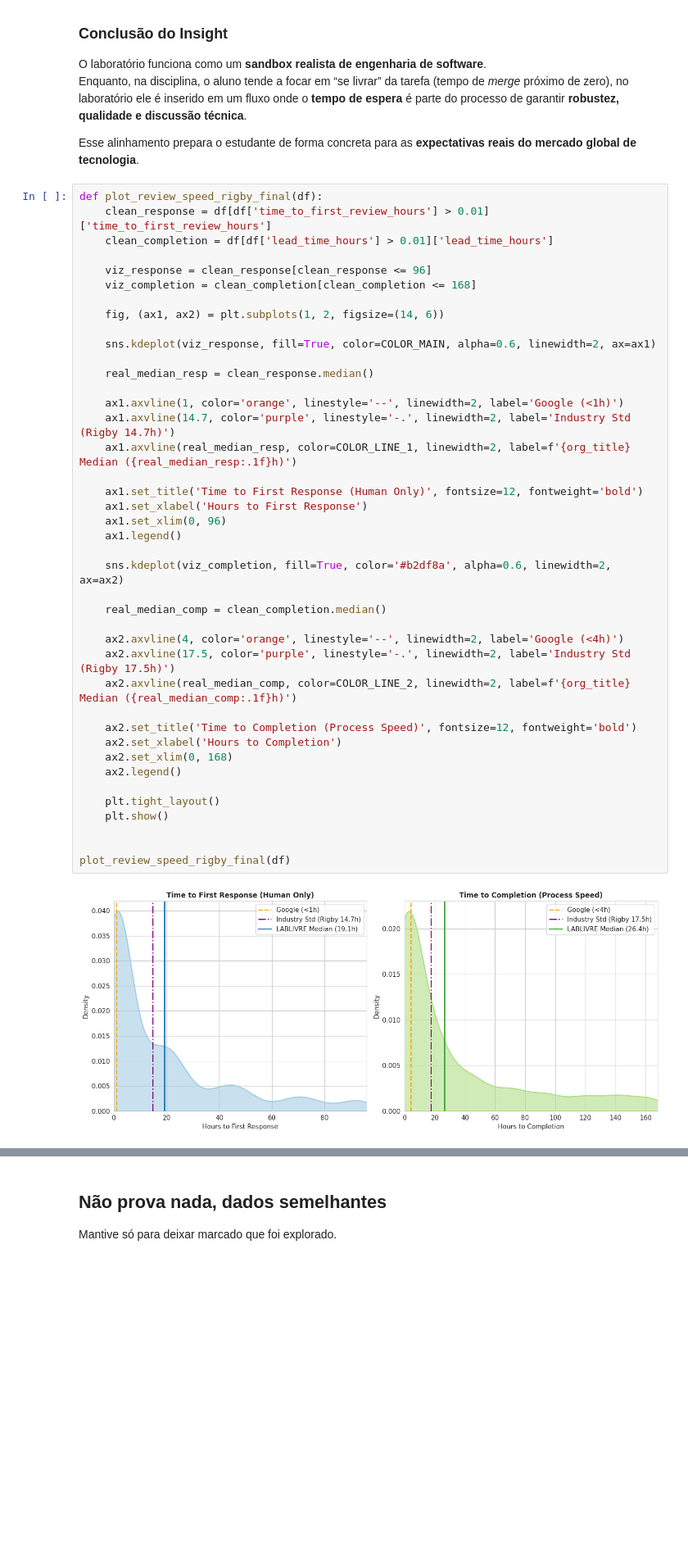
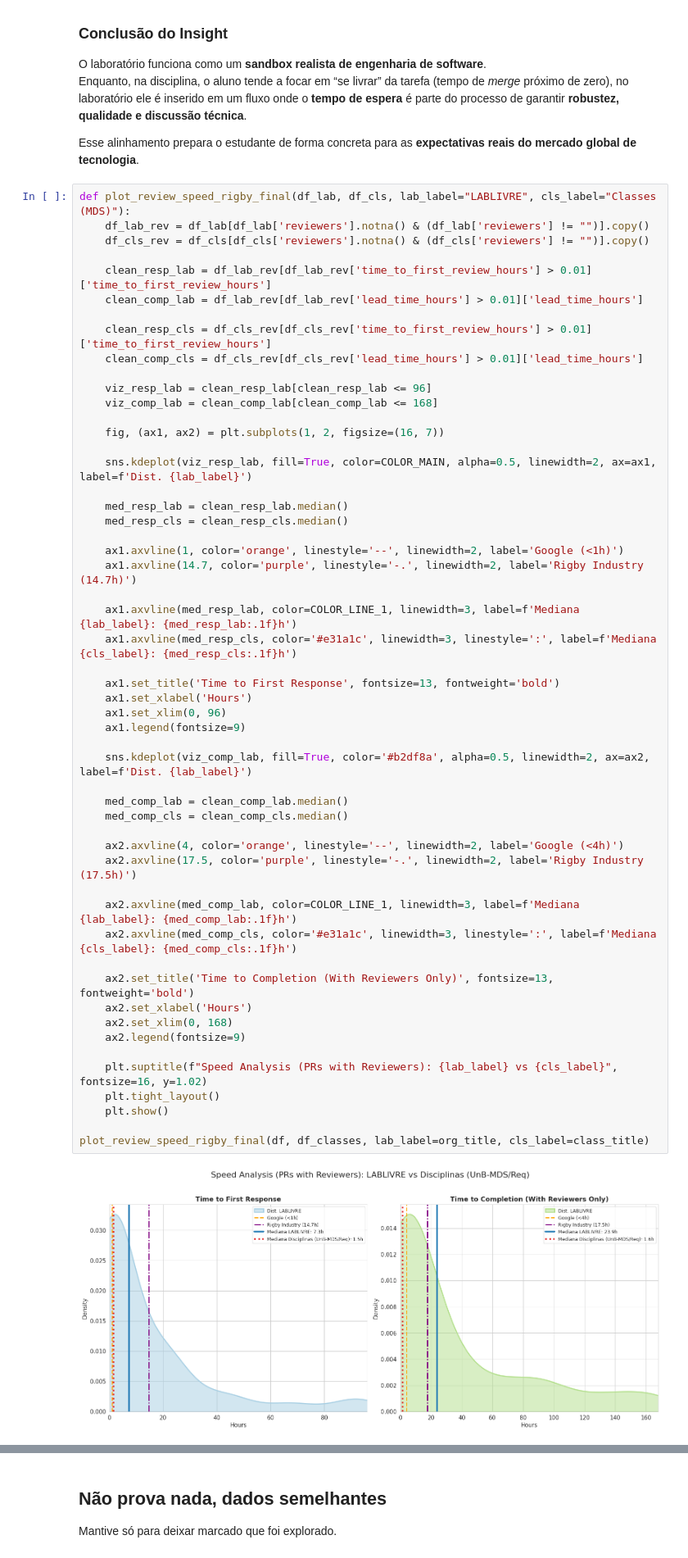
Before and after one commit to lablivre-unb/EbL_Over_PbL, a Jupyter notebook: metrics/notebooks/prs_viz.ipynb, the cells around one changed output, grey strips where cells are left out. Shown at 82% size. Saved outputs shown, nothing was run; the diff lists cells and outputs as text; blank space fills up the shorter version.

```diff
--- a/metrics/notebooks/prs_viz.ipynb
+++ b/metrics/notebooks/prs_viz.ipynb
@@ -228,48 +218,60 @@ Enquanto, na disciplina, o aluno tende a focar em “se livrar” da tarefa (tem
 
 Esse alinhamento prepara o estudante de forma concreta para as **expectativas reais do mercado global de tecnologia**.
 # %%
-def plot_review_speed_rigby_final(df):
-    clean_response = df[df['time_to_first_review_hours'] > 0.01]['time_to_first_review_hours']
-    clean_completion = df[df['lead_time_hours'] > 0.01]['lead_time_hours']
+def plot_review_speed_rigby_final(df_lab, df_cls, lab_label="LABLIVRE", cls_label="Classes (MDS)"):
+    df_lab_rev = df_lab[df_lab['reviewers'].notna() & (df_lab['reviewers'] != "")].copy()
+    df_cls_rev = df_cls[df_cls['reviewers'].notna() & (df_cls['reviewers'] != "")].copy()
 
-    viz_response = clean_response[clean_response <= 96]
-    viz_completion = clean_completion[clean_completion <= 168]
+    clean_resp_lab = df_lab_rev[df_lab_rev['time_to_first_review_hours'] > 0.01]['time_to_first_review_hours']
+    clean_comp_lab = df_lab_rev[df_lab_rev['lead_time_hours'] > 0.01]['lead_time_hours']
 
-    fig, (ax1, ax2) = plt.subplots(1, 2, figsize=(14, 6))
+    clean_resp_cls = df_cls_rev[df_cls_rev['time_to_first_review_hours'] > 0.01]['time_to_first_review_hours']
+    clean_comp_cls = df_cls_rev[df_cls_rev['lead_time_hours'] > 0.01]['lead_time_hours']
 
-    sns.kdeplot(viz_response, fill=True, color=COLOR_MAIN, alpha=0.6, linewidth=2, ax=ax1)
+    viz_resp_lab = clean_resp_lab[clean_resp_lab <= 96]
+    viz_comp_lab = clean_comp_lab[clean_comp_lab <= 168]
 
-    real_median_resp = clean_response.median()
+    fig, (ax1, ax2) = plt.subplots(1, 2, figsize=(16, 7))
+
+    sns.kdeplot(viz_resp_lab, fill=True, color=COLOR_MAIN, alpha=0.5, linewidth=2, ax=ax1, label=f'Dist. {lab_label}')
+
+    med_resp_lab = clean_resp_lab.median()
+    med_resp_cls = clean_resp_cls.median()
 
     ax1.axvline(1, color='orange', linestyle='--', linewidth=2, label='Google (<1h)')
-    ax1.axvline(14.7, color='purple', linestyle='-.', linewidth=2, label='Industry Std (Rigby 14.7h)')
-    ax1.axvline(real_median_resp, color=COLOR_LINE_1, linewidth=2, label=f'{org_title} Median ({real_median_resp:.1f}h)')
+    ax1.axvline(14.7, color='purple', linestyle='-.', linewidth=2, label='Rigby Industry (14.7h)')
 
-    ax1.set_title('Time to First Response (Human Only)', fontsize=12, fontweight='bold')
-    ax1.set_xlabel('Hours to First Response')
+    ax1.axvline(med_resp_lab, color=COLOR_LINE_1, linewidth=3, label=f'Mediana {lab_label}: {med_resp_lab:.1f}h')
+    ax1.axvline(med_resp_cls, color='#e31a1c', linewidth=3, linestyle=':', label=f'Mediana {cls_label}: {med_resp_cls:.1f}h')
+
+    ax1.set_title('Time to First Response', fontsize=13, fontweight='bold')
+    ax1.set_xlabel('Hours')
     ax1.set_xlim(0, 96)
-    ax1.legend()
+    ax1.legend(fontsize=9)
 
-    sns.kdeplot(viz_completion, fill=True, color='#b2df8a', alpha=0.6, linewidth=2, ax=ax2)
+    sns.kdeplot(viz_comp_lab, fill=True, color='#b2df8a', alpha=0.5, linewidth=2, ax=ax2, label=f'Dist. {lab_label}')
 
-    real_median_comp = clean_completion.median()
+    med_comp_lab = clean_comp_lab.median()
+    med_comp_cls = clean_comp_cls.median()
 
     ax2.axvline(4, color='orange', linestyle='--', linewidth=2, label='Google (<4h)')
-    ax2.axvline(17.5, color='purple', linestyle='-.', linewidth=2, label='Industry Std (Rigby 17.5h)')
-    ax2.axvline(real_median_comp, color=COLOR_LINE_2, linewidth=2, label=f'{org_title} Median ({real_median_comp:.1f}h)')
+    ax2.axvline(17.5, color='purple', linestyle='-.', linewidth=2, label='Rigby Industry (17.5h)')
 
-    ax2.set_title('Time to Completion (Process Speed)', fontsize=12, fontweight='bold')
-    ax2.set_xlabel('Hours to Completion')
+    ax2.axvline(med_comp_lab, color=COLOR_LINE_1, linewidth=3, label=f'Mediana {lab_label}: {med_comp_lab:.1f}h')
+    ax2.axvline(med_comp_cls, color='#e31a1c', linewidth=3, linestyle=':', label=f'Mediana {cls_label}: {med_comp_cls:.1f}h')
+
+    ax2.set_title('Time to Completion (With Reviewers Only)', fontsize=13, fontweight='bold')
+    ax2.set_xlabel('Hours')
     ax2.set_xlim(0, 168)
-    ax2.legend()
+    ax2.legend(fontsize=9)
 
+    plt.suptitle(f"Speed Analysis (PRs with Reviewers): {lab_label} vs {cls_label}", fontsize=16, y=1.02)
     plt.tight_layout()
     plt.show()
 
-
-plot_review_speed_rigby_final(df)
+plot_review_speed_rigby_final(df, df_classes, lab_label=org_title, cls_label=class_title)
 # %% [output]
-[figure, old version]
+[figure, new version]
 # %% [markdown]
 ## 1. Contexto Técnico e Tratamento de Dados
 
```
Also changed, not shown: parts of 12 cells of this notebook.
